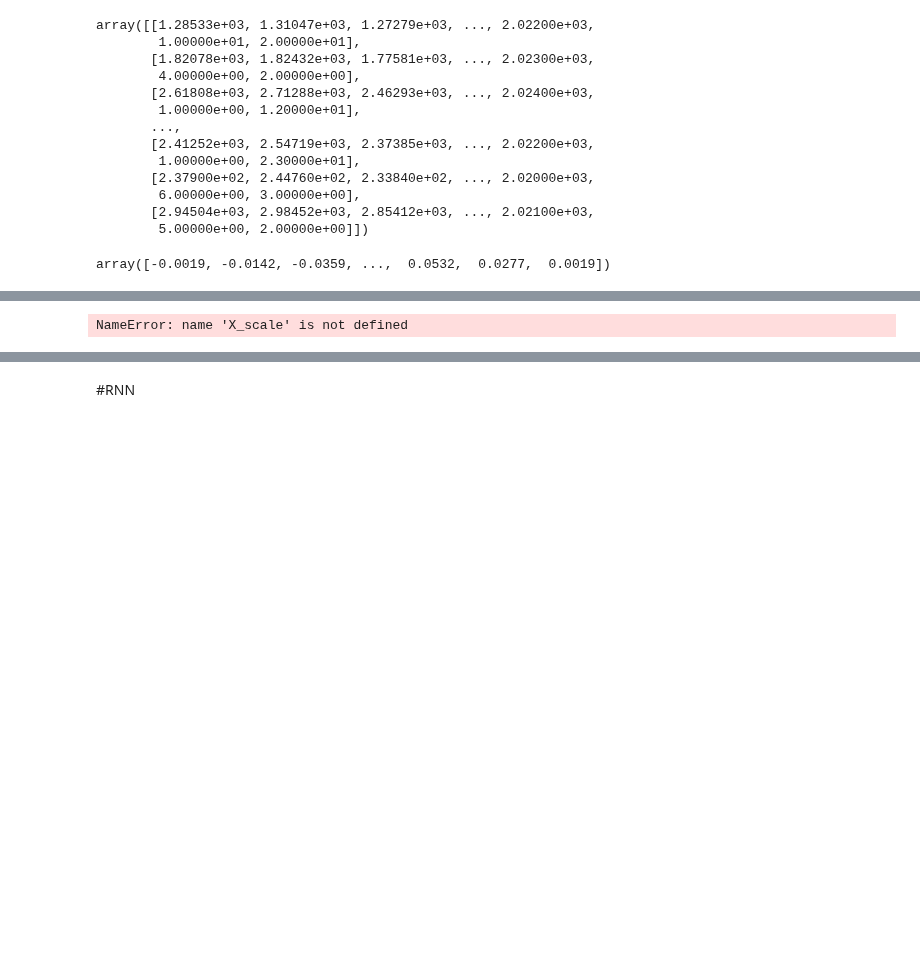
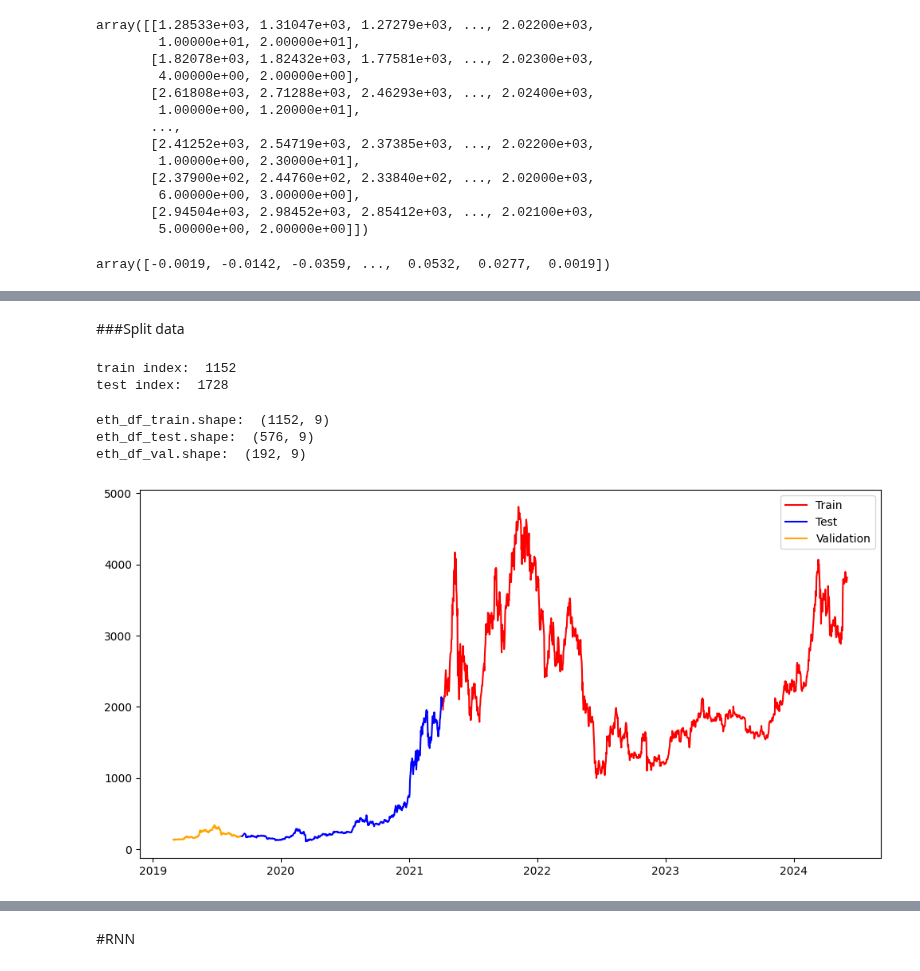
Before and after one commit to vmhoang1703/IS403-Project-Group13, a Jupyter notebook: Ethereum/ETH.ipynb, the cells around one changed output, grey strips where cells are left out. Drawn from its saved outputs; the diff is of its cells as text; code cells hidden in the pictures; blank space fills up the shorter version.

```diff
--- a/Ethereum/ETH.ipynb
+++ b/Ethereum/ETH.ipynb
@@ -512,8 +491,48 @@ NameError: name 'X_scale' is not defined
-# %%
-X_train, y_train, X_test, y_test = train_test_split(X_scale, y_scale, 0.2, 10)
-print('X_train.shape: ', X_train.shape)
-print('y_train.shape: ',y_train.shape)
-print('X_test.shape: ',X_test.shape)
-print('y_test.shape: ',y_test.shape)
-# %% [output]
-NameError: name 'X_scale' is not defined
+# %% [markdown]
+###Split data
+# %%
+window_size = 10
+feature_dim = 5
+
+train_size = 0.6
+val_size = 0.1
+test_size=0.3
+
+# model params
+lstm_neurons = 20
+rnn_neurons = 20
+epochs = 100
+batch_size = 4
+loss = 'mae'
+dropout = 0.25
+optimizer = 'adam'
+# %%
+train_index = int(len(eth_df)*train_size)
+test_index = train_index + int(len(eth_df)*test_size)
+
+print('train index: ',train_index)
+print('test index: ',test_index)
+# %% [output]
+train index:  1152
+test index:  1728
+# %%
+eth_df_train = eth_df.iloc[:train_index]
+eth_df_test  = eth_df[train_index:test_index]
+eth_df_val   = eth_df[test_index:]
+
+print('eth_df_train.shape: ',eth_df_train.shape)
+print('eth_df_test.shape: ',eth_df_test.shape)
+print('eth_df_val.shape: ',eth_df_val.shape)
+# %% [output]
+eth_df_train.shape:  (1152, 9)
+eth_df_test.shape:  (576, 9)
+eth_df_val.shape:  (192, 9)
+# %%
+plt.figure(figsize=(12,6))
+plt.plot(pd.DataFrame(eth_df_train).index.to_list(), pd.DataFrame(eth_df_train['Price']), color='red', label='Train')
+plt.plot(pd.DataFrame(eth_df_test).index.to_list(),pd.DataFrame(eth_df_test['Price']),color='blue' ,label ='Test')
+plt.plot(pd.DataFrame(eth_df_val).index.to_list(),pd.DataFrame(eth_df_val['Price']),color ='orange', label ='Validation')
+plt.legend()
+plt.show()
+# %% [output]
+[figure, added]
```
Also changed, not shown: parts of 47 cells of this notebook.
